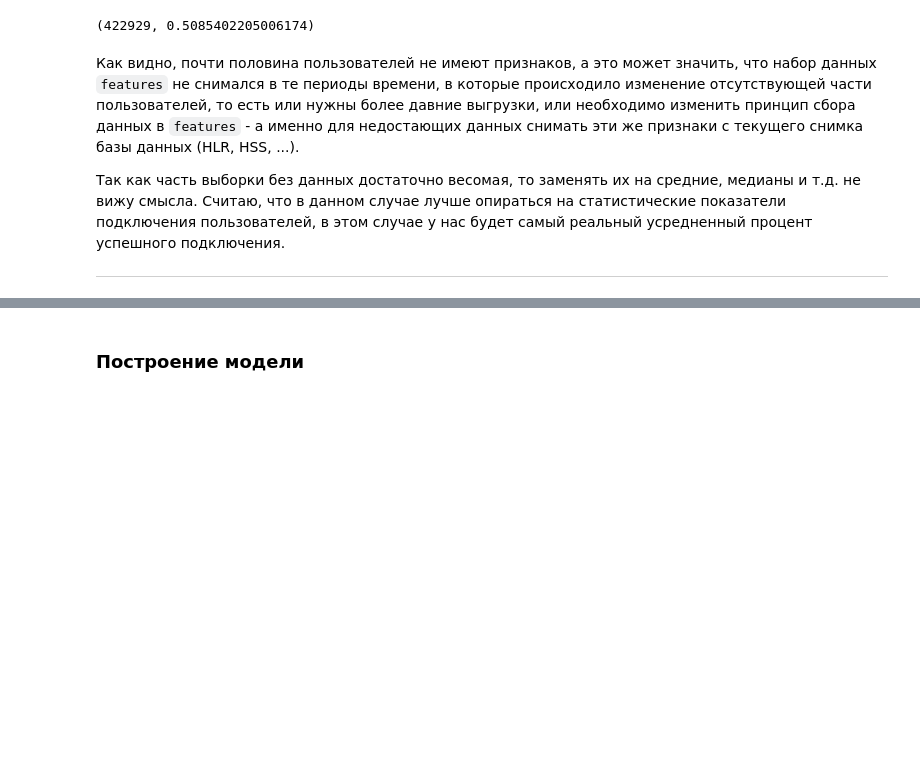
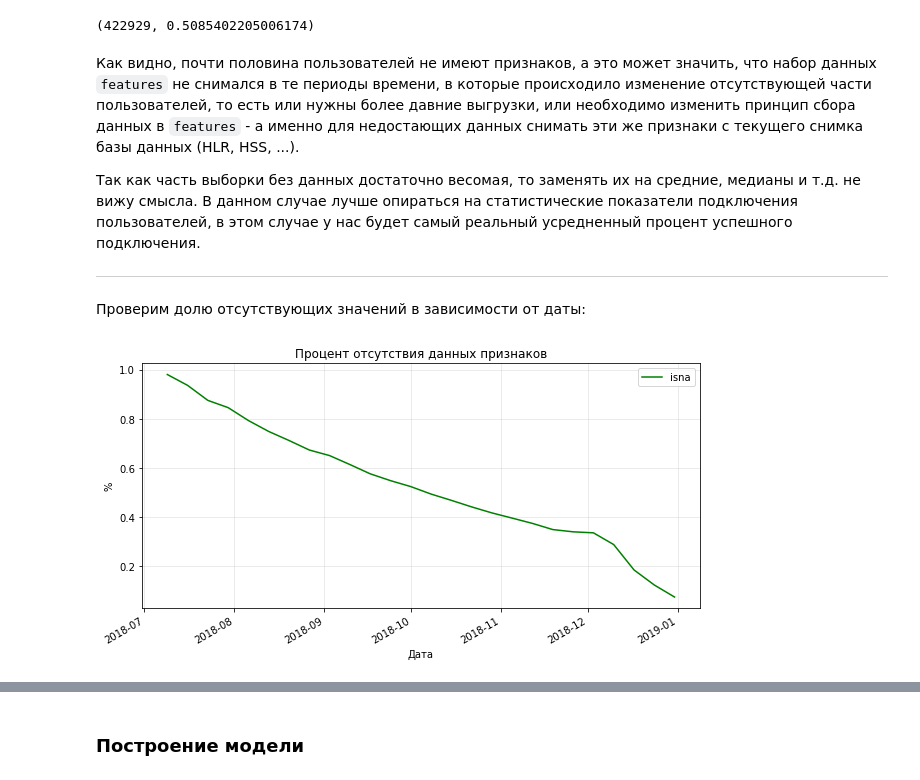
Before and after one commit to WiZor1/MF_VAS_service_predict, a Jupyter notebook: CW_MF.ipynb, the cells around one changed output, grey strips where cells are left out. Cells and saved outputs as stored; diff of their text form; code cells hidden in the pictures; blank space fills up the shorter version.

```diff
--- a/CW_MF.ipynb
+++ b/CW_MF.ipynb
@@ -383,6 +366,21 @@ null_cnt, null_cnt / merged_train_df.shape[0]
 # %% [markdown]
 Как видно, почти половина пользователей не имеют признаков, а это может значить, что набор данных `features` не снимался в те периоды времени, в которые происходило изменение отсутствующей части пользователей, то есть или нужны более давние выгрузки, или необходимо изменить принцип сбора данных в `features` - а именно для недостающих данных снимать эти же признаки с текущего снимка базы данных (HLR, HSS, ...).
 
-Так как часть выборки без данных достаточно весомая, то заменять их на средние, медианы и т.д. не вижу смысла. Считаю, что в данном случае лучше опираться на статистические показатели подключения пользователей, в этом случае у нас будет самый реальный усредненный процент успешного подключения.
+Так как часть выборки без данных достаточно весомая, то заменять их на средние, медианы и т.д. не вижу смысла. В данном случае лучше опираться на статистические показатели подключения пользователей, в этом случае у нас будет самый реальный усредненный процент успешного подключения.
 
 ------
+# %% [markdown]
+Проверим долю отсутствующих значений в зависимости от даты:
+# %%
+gr_null_by_week_merged_train_df = merged_train_df[['buy_time']].copy()
+gr_null_by_week_merged_train_df['isna'] = merged_train_df.isna().any(axis=1)
+gr_null_by_week_merged_train_df = gr_null_by_week_merged_train_df.groupby('buy_time').mean('isna')
+# %%
+gr_null_by_week_merged_train_df.plot(color='g', figsize=(10, 5))
+plt.grid(alpha=0.3)
+plt.title('Процент отсутствия данных признаков')
+plt.xlabel('Дата')
+plt.ylabel('%')
+plt.show()
+# %% [output]
+[figure, added]
```
Also changed, not shown: parts of 79 cells of this notebook.
